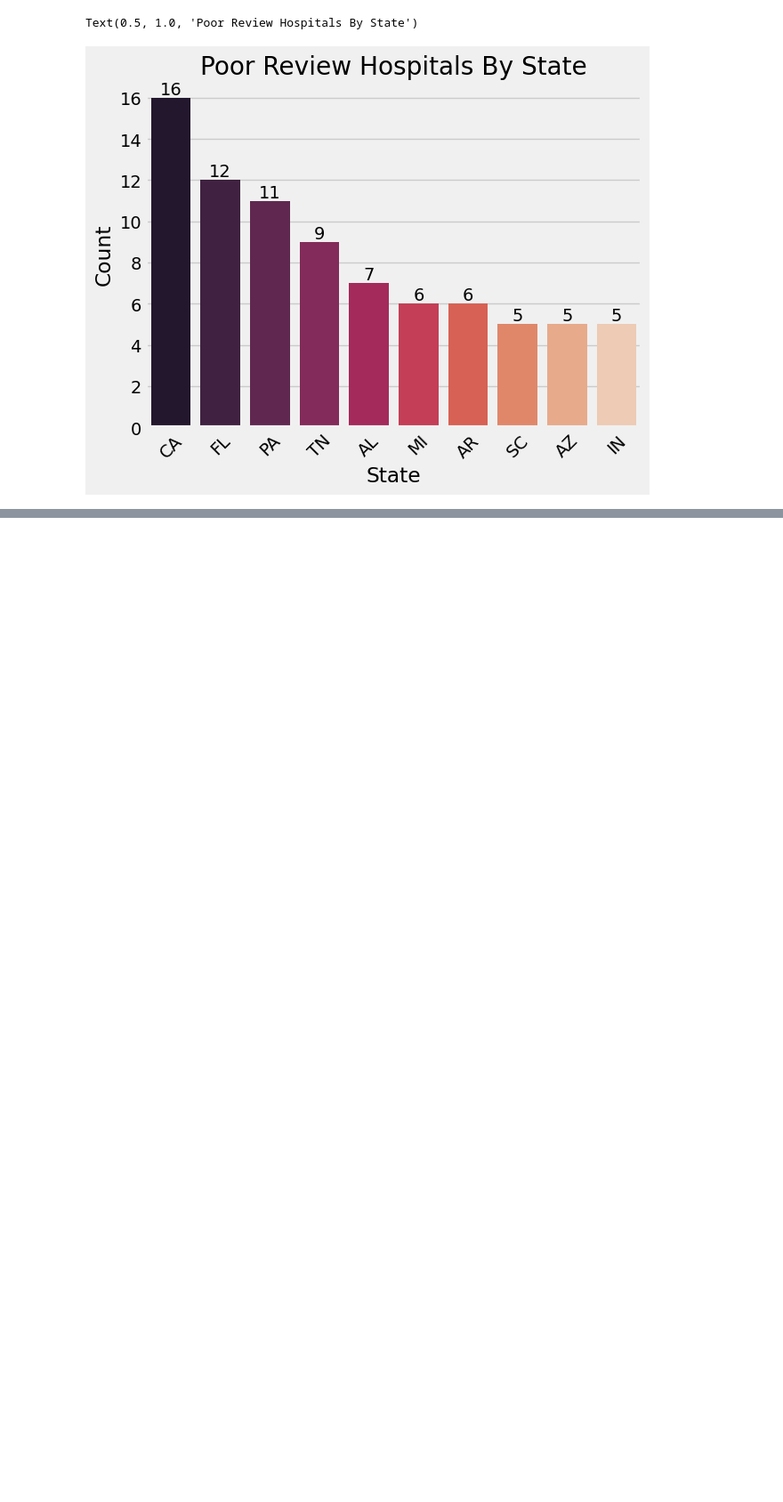
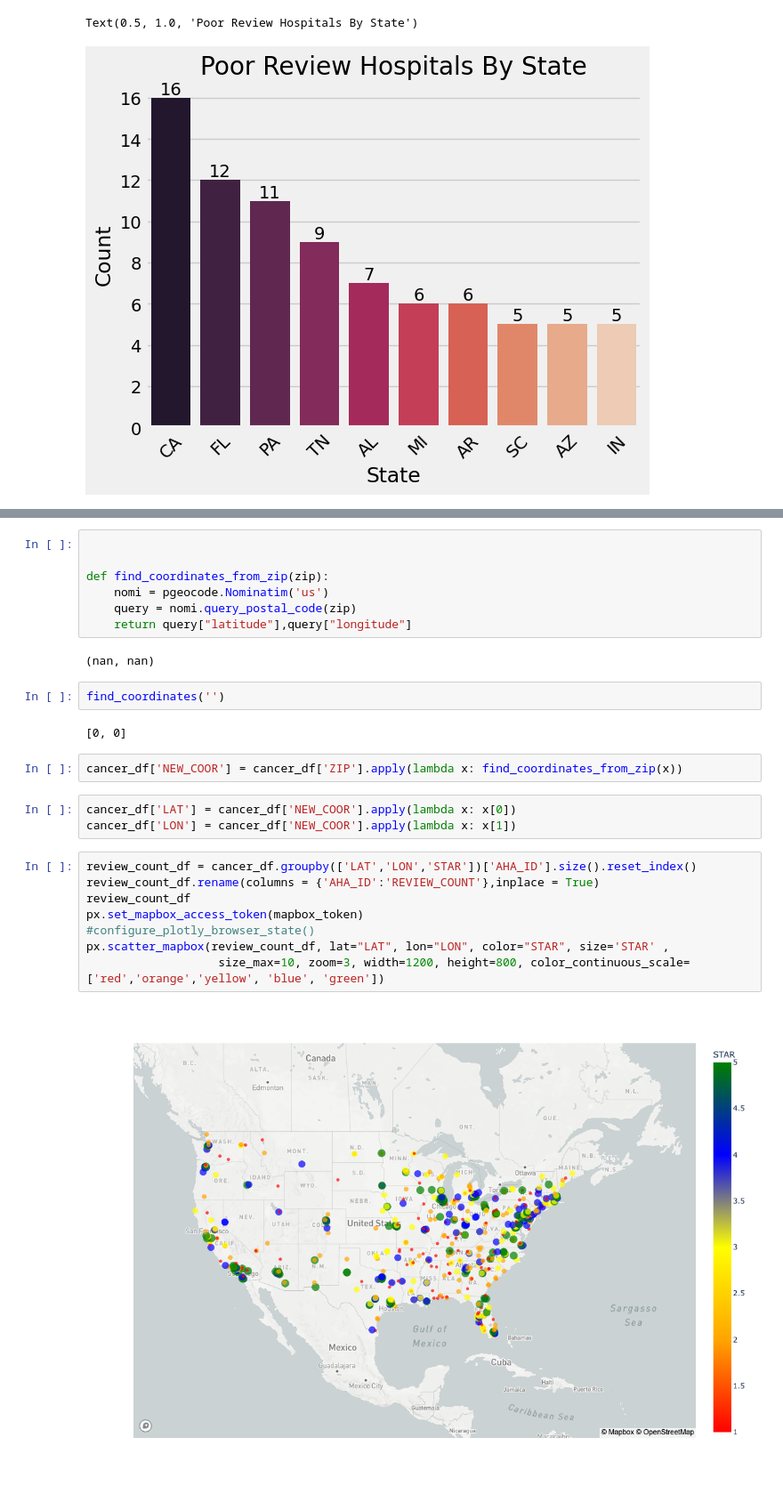
Before and after one commit to peeti-ucberkeley/Capstone-Rachael-Nithika-Andrew-Peeti, a Jupyter notebook: eda/eda_recommendation2.ipynb, the cells around one changed output, grey strips where cells are left out. Shown at 89% size. Cells and saved outputs as stored; diff of their text form; blank space fills up the shorter version.

```diff
--- a/eda/eda_recommendation2.ipynb
+++ b/eda/eda_recommendation2.ipynb
@@ -209,0 +274,28 @@ Text(0.5, 1.0, 'Poor Review Hospitals By State')
+# %%
+
+
+def find_coordinates_from_zip(zip):
+    nomi = pgeocode.Nominatim('us')
+    query = nomi.query_postal_code(zip)
+    return query["latitude"],query["longitude"]
+# %% [output]
+(nan, nan)
+# %%
+find_coordinates('')
+# %% [output]
+[0, 0]
+# %%
+cancer_df['NEW_COOR'] = cancer_df['ZIP'].apply(lambda x: find_coordinates_from_zip(x))
+# %%
+cancer_df['LAT'] = cancer_df['NEW_COOR'].apply(lambda x: x[0])
+cancer_df['LON'] = cancer_df['NEW_COOR'].apply(lambda x: x[1])
+# %%
+review_count_df = cancer_df.groupby(['LAT','LON','STAR'])['AHA_ID'].size().reset_index()
+review_count_df.rename(columns = {'AHA_ID':'REVIEW_COUNT'},inplace = True)
+review_count_df
+px.set_mapbox_access_token(mapbox_token)
+#configure_plotly_browser_state()
+px.scatter_mapbox(review_count_df, lat="LAT", lon="LON", color="STAR", size='STAR' ,
+                   size_max=10, zoom=3, width=1200, height=800, color_continuous_scale=['red','orange','yellow', 'blue', 'green'])
+# %% [output]
+[figure, added]
```
Also changed, not shown: parts of 20 cells of this notebook.
